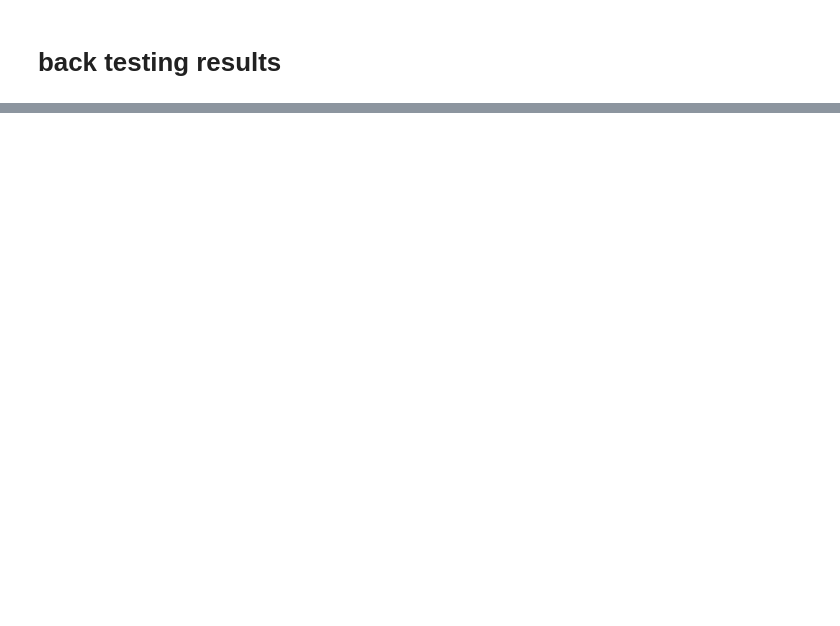
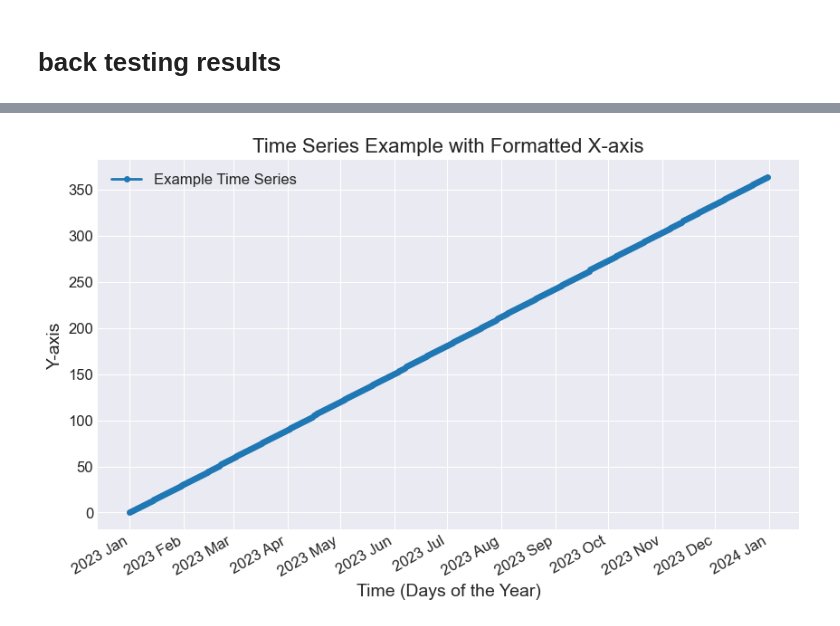
Before and after one commit to alexpvpmindustry/cryptotradr, a Jupyter notebook: 2_1_1_download_data_for_momentum.ipynb, the cells around one changed output, grey strips where cells are left out. Saved outputs shown, nothing was run; the diff lists cells and outputs as text; code cells hidden in the pictures; blank space fills up the shorter version.

```diff
--- a/2_1_1_download_data_for_momentum.ipynb
+++ b/2_1_1_download_data_for_momentum.ipynb
@@ -230,0 +249,29 @@ for idd,s in enumerate(subset_symbols[:]):
+# %%
+import matplotlib.dates as mdates
+from datetime import datetime, timedelta
+
+# Generate example data: from day 1 to day 365
+start_date = datetime(2023, 1, 1)
+end_date = datetime(2023, 12, 31)
+delta = timedelta(days=1)
+dates = [start_date + i*delta for i in range((end_date - start_date).days + 1)]
+y_values = [i for i in range(len(dates))]
+
+# Create the plot
+plt.figure(figsize=(10, 6))
+
+plt.plot(dates, y_values, label="Example Time Series", marker='o', markersize=4)
+
+# Configure the x-axis to display time
+plt.gca().xaxis.set_major_formatter(mdates.DateFormatter('%Y %b'))
+plt.gca().xaxis.set_major_locator(mdates.MonthLocator())
+plt.gcf().autofmt_xdate()  # Rotation of date labels
+
+plt.xlabel("Time (Days of the Year)")
+plt.ylabel("Y-axis")
+plt.title("Time Series Example with Formatted X-axis")
+plt.legend()
+
+plt.show()
+# %% [output]
+[figure, added]
```
Also changed, not shown: parts of 17 cells of this notebook, 1 other file.
